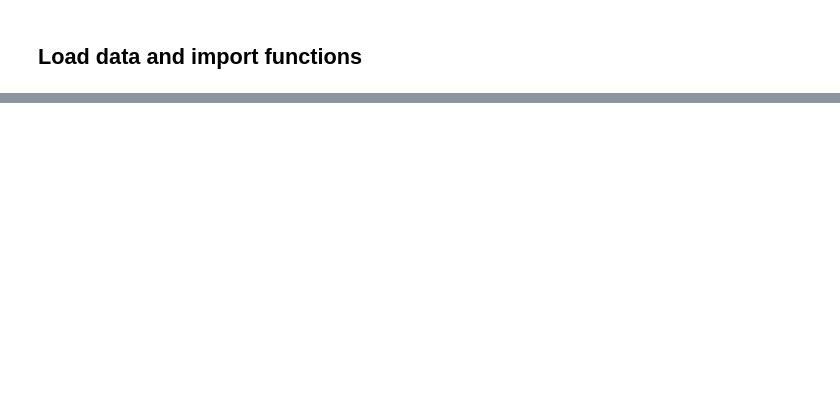
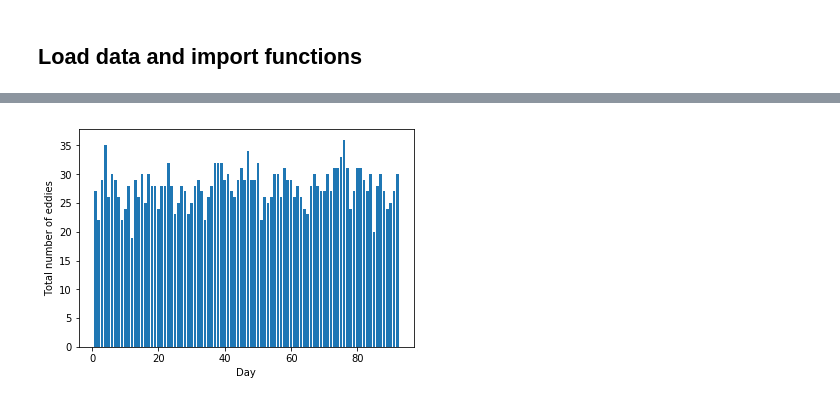
Before and after one commit to JASaa/eddies-R2, a Jupyter notebook: eddy_dates_test.ipynb, the cells around one changed output, grey strips where cells are left out. Saved outputs shown, nothing was run; the diff lists cells and outputs as text; code cells hidden in the pictures; blank space fills up the shorter version.

```diff
--- a/eddy_dates_test.ipynb
+++ b/eddy_dates_test.ipynb
@@ -95,0 +53,6 @@ gregorian_str
+# %%
+%%capture
+
+eddy_data = []
+for day in range(len(t)):
+    eddy_data.append(eddy_detection(lon,lat,depth,uvel,vvel,day,R2_criterion,OW_start,max_evaluation_points,min_eddie_cells))
@@ -95,0 +83,20 @@ gregorian_str
+# %%
+import numpy as np
+
+# (lon,lat,uvel,vvel,vorticity,OW,OW_eddies,eddie_census,nEddies,cyclonic_mask,intensity_mask)
+nEd = np.zeros(len(t),dtype=int)
+n_cyclonic = np.zeros(len(t),dtype=int)
+eddies = []
+for day in range(len(t)):
+    nEd[day] = eddy_data[day][8] #count the number of eddies for each day with circ>0 for each day
+    eddies.append(eddy_data[day][7])
+    n_cyclonic[day] = sum(circ > 0. for circ in eddies[day][1]) #count the number of eddies with circ>0 for each day
+# %%
+import matplotlib.pyplot as plt
+
+plt.bar(np.arange(1,93),nEd)
+plt.ylabel('Total number of eddies')
+plt.xlabel('Day')
+plt.show()
+# %% [output]
+[figure, added]
```
Also changed, not shown: parts of 17 cells of this notebook, 1 other file.
